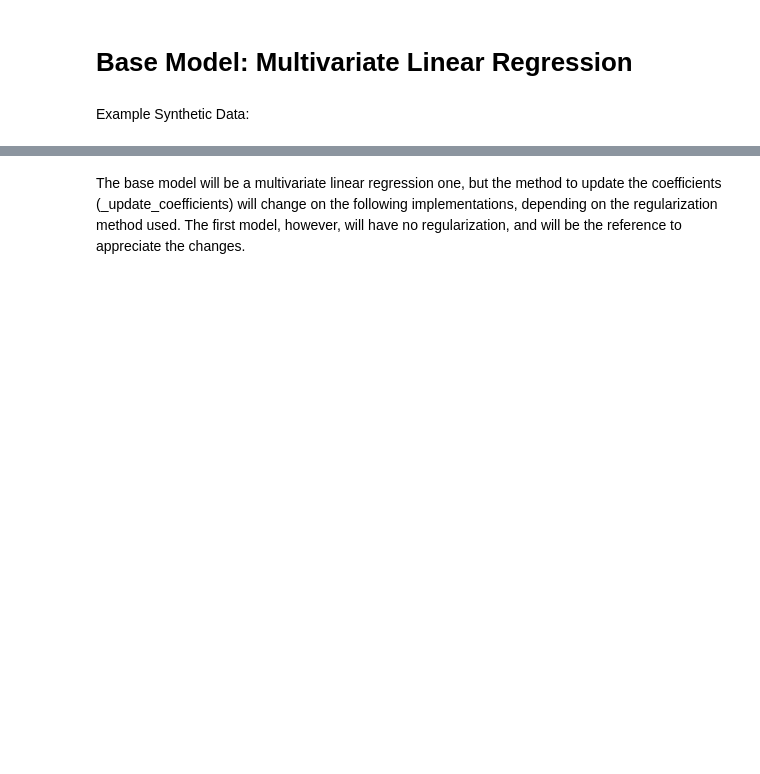
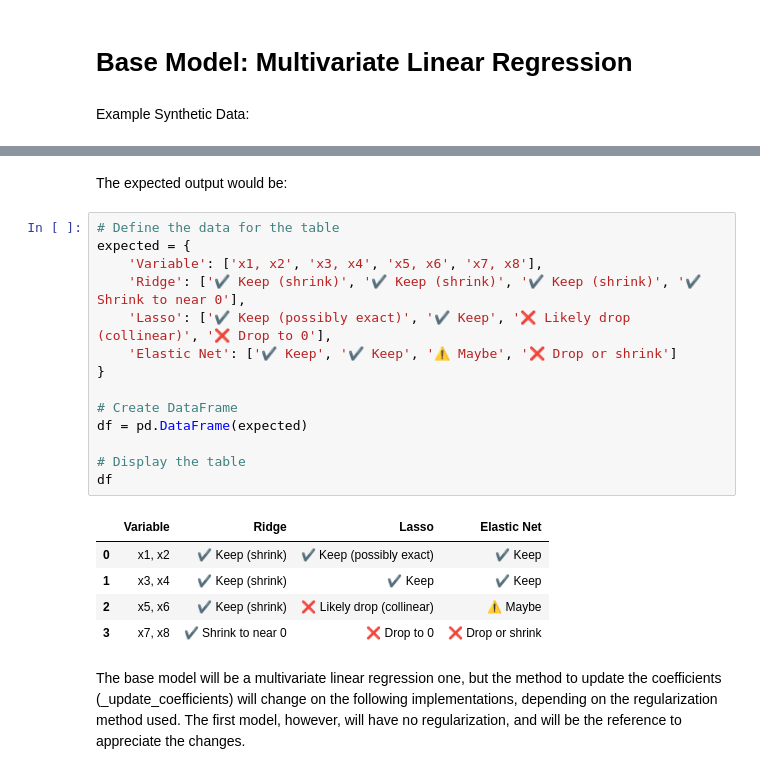
Before and after one commit to DomingoPC/ml-models, a Jupyter notebook: regularization.ipynb, the cells around one changed output, grey strips where cells are left out. Saved outputs shown, nothing was run; the diff lists cells and outputs as text; blank space fills up the shorter version.

```diff
--- a/regularization.ipynb
+++ b/regularization.ipynb
@@ -38,3 +53,25 @@ data.head()
+# %% [markdown]
+The expected output would be:
+# %%
+# Define the data for the table
+expected = {
+    'Variable': ['x1, x2', 'x3, x4', 'x5, x6', 'x7, x8'],
+    'Ridge': ['✔️ Keep (shrink)', '✔️ Keep (shrink)', '✔️ Keep (shrink)', '✔️ Shrink to near 0'],
+    'Lasso': ['✔️ Keep (possibly exact)', '✔️ Keep', '❌ Likely drop (collinear)', '❌ Drop to 0'],
+    'Elastic Net': ['✔️ Keep', '✔️ Keep', '⚠️ Maybe', '❌ Drop or shrink']
+}
+
+# Create DataFrame
+df = pd.DataFrame(expected)
+
+# Display the table
+df
+# %% [output]
+|  | Variable | Ridge | Lasso | Elastic Net |
+| 0 | x1, x2 | ✔️ Keep (shrink) | ✔️ Keep (possibly exact) | ✔️ Keep |
+| 1 | x3, x4 | ✔️ Keep (shrink) | ✔️ Keep | ✔️ Keep |
+| 2 | x5, x6 | ✔️ Keep (shrink) | ❌ Likely drop (collinear) | ⚠️ Maybe |
+| 3 | x7, x8 | ✔️ Shrink to near 0 | ❌ Drop to 0 | ❌ Drop or shrink |
 # %% [markdown]
 The base model will be a multivariate linear regression one, but the method to update the coefficients (_update_coefficients) will change on the following implementations, depending on the regularization method used. The first model, however, will have no regularization, and will be the reference to appreciate the changes.
 # %%
```
Also changed, not shown: parts of 16 cells of this notebook.
